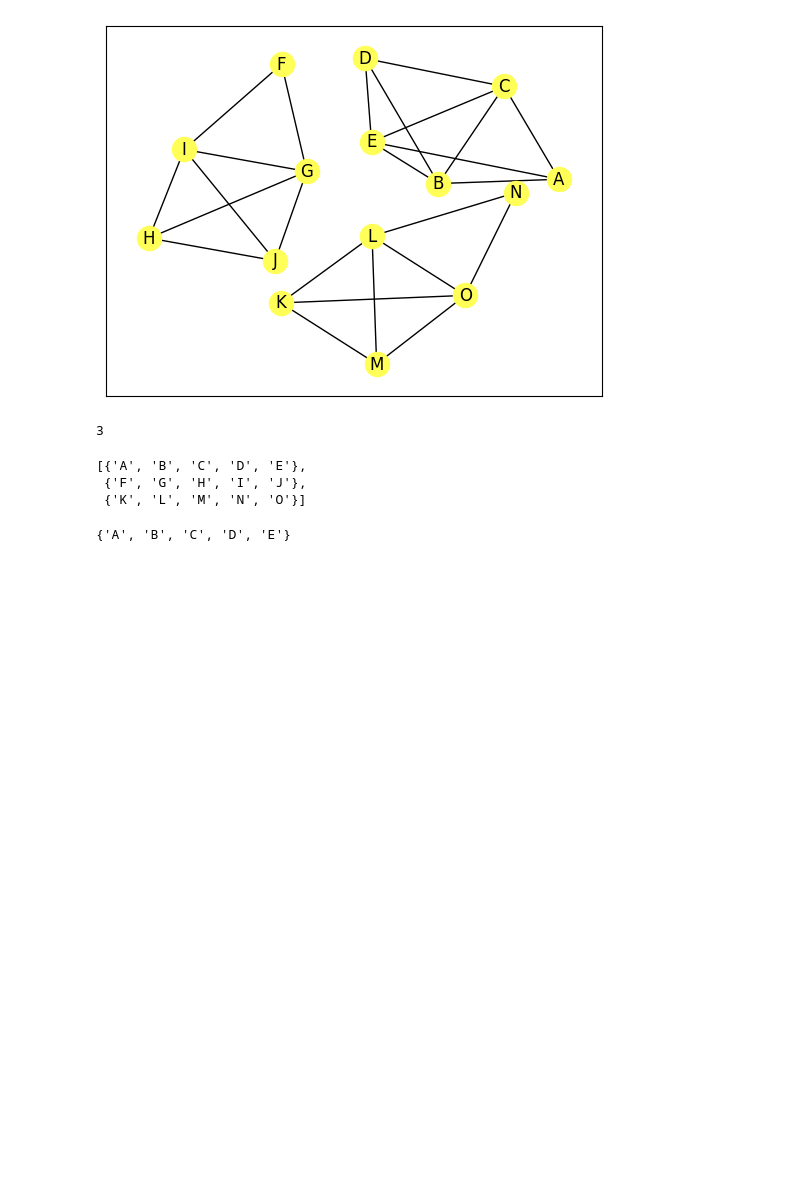
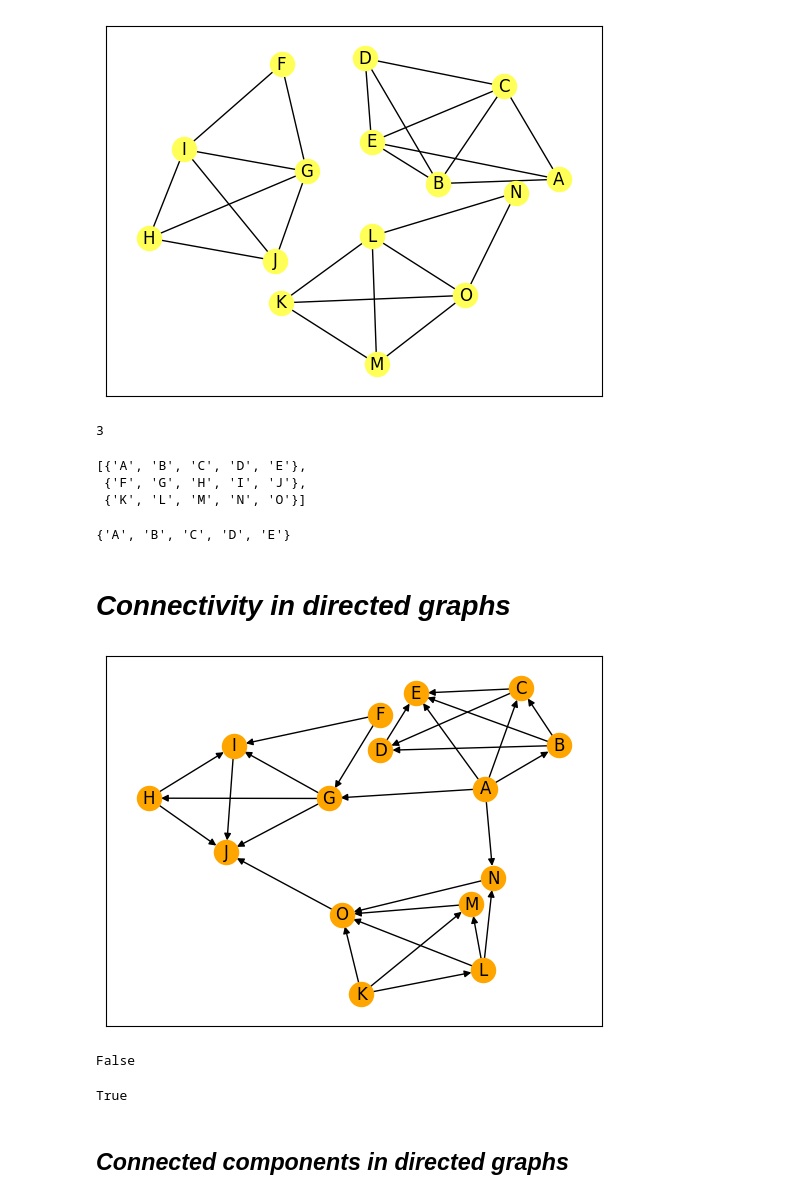
Before and after one commit to anoban/Applied-Social-Network-Analysis-in-Python, a Jupyter notebook: Anoban/Connectivity.ipynb, the cells around one changed output. Cells and saved outputs as stored; diff of their text form; code cells hidden in the pictures; blank space fills up the shorter version.

Commit message:
modified:   Anoban/Connectivity.ipynb 	modified:   Anoban/Distance Measures.ipynb 	new file:   Anoban/Quiz Week 2.ipynb 	new file:   Anoban/Robustness.ipynb

```diff
--- a/Anoban/Connectivity.ipynb
+++ b/Anoban/Connectivity.ipynb
@@ -7,7 +7,7 @@ import itertools
 # %% [markdown]
 ### ***A connected component is a subset of nodes where every node in the subset has a path to every other node in the subset and no other node outside this subset has a path to any node in the subset. (a secular subset of nodes)***
 # %%
-def generate_unique_pairs(container: list[str], ignore: list[tuple] = None) -> list[str]:
+def generate_unique_pairs(container: list[str], ignore: list[tuple[str, str]] = None) -> list[str]:
     if ignore == None:
         ignore = list()
     upairs = list()
@@ -83,3 +83,15 @@ list(nx.connected_components(graph))
 nx.node_connected_component(graph, "A")
 # %% [output]
 {'A', 'B', 'C', 'D', 'E'}
+# %% [markdown]
+# ***Connectivity in directed graphs***
+# %%
+digraph = nx.DiGraph()
+edges = generate_unique_pairs(["A", "B", "C", "D", "E"], [("A", "D")]) + \
+        generate_unique_pairs(["F", "G", "H", "I", "J"], [("H", "F"), ("J", "F")]) + \
+        generate_unique_pairs(["K", "L", "M", "N", "O"], [("M", "N"), ("N", "K")]) + [("A", "G"), ("A", "N"), ("O", "J")]
+digraph.add_edges_from(edges)
+pos = nx.kamada_kawai_layout(digraph)
+nx.draw_networkx(digraph, pos = pos, node_color = "orange")
+# %% [output]
+[figure, added]
@@ -85,0 +108,10 @@ nx.node_connected_component(graph, "A")
+# %%
+nx.is_strongly_connected(digraph)
+# %% [output]
+False
+# %%
+nx.is_weakly_connected(digraph)
+# %% [output]
+True
+# %% [markdown]
+## ***Connected components in directed graphs***
```
Also changed, not shown: parts of 4 cells of this notebook, 3 other files.
